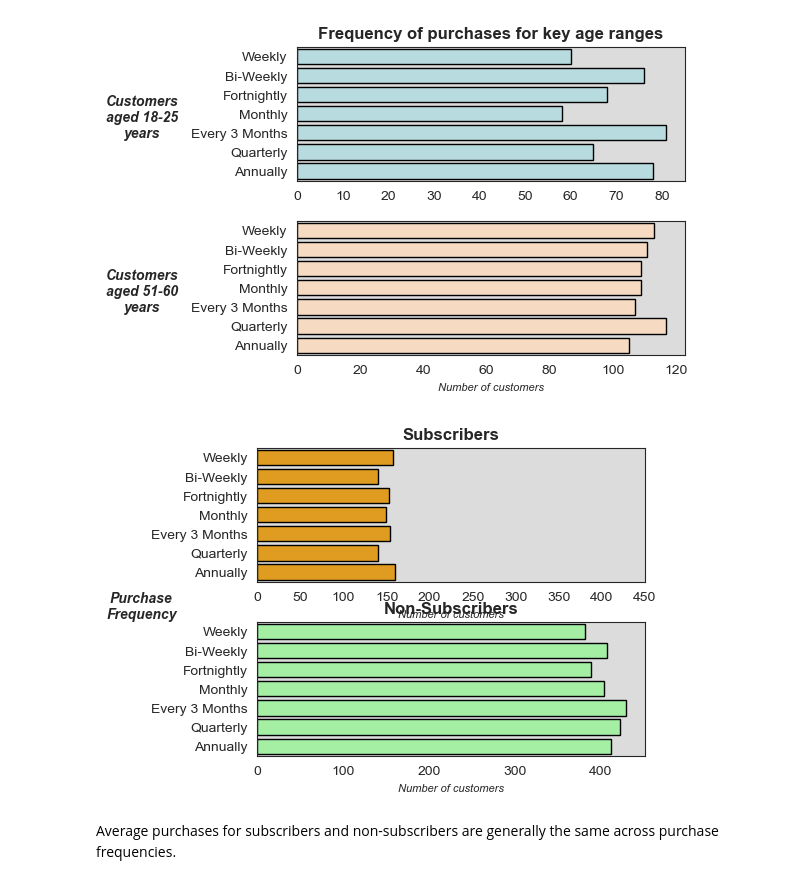
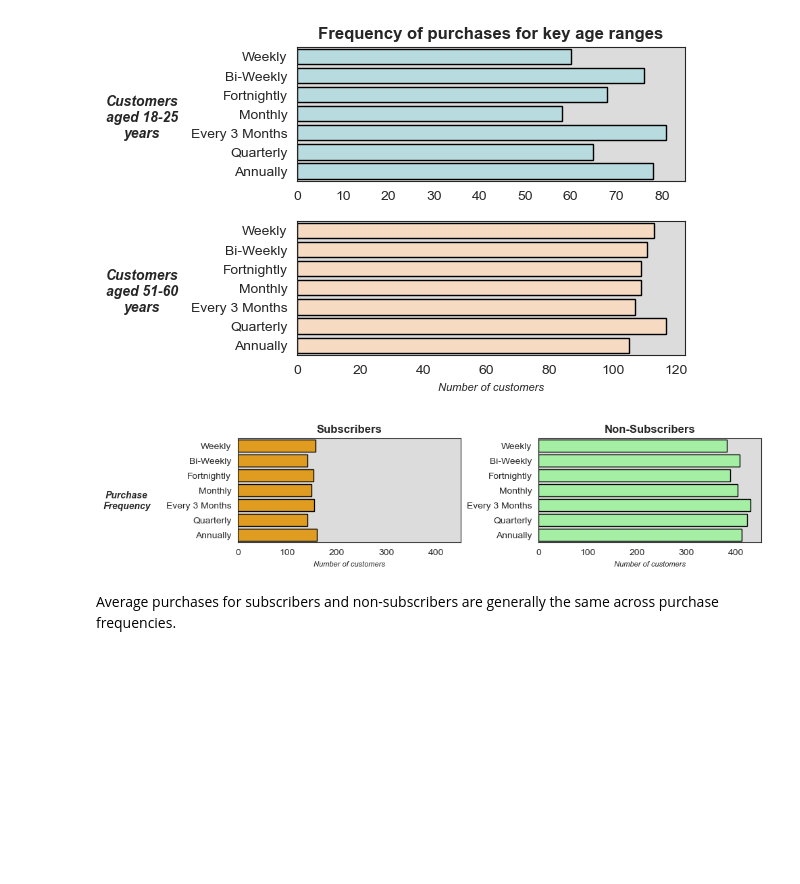
Before and after one commit to molly777yllom/DataDive3_DATA3500, a Jupyter notebook: shopping_trends.ipynb, the cells around one changed output. Saved outputs shown, nothing was run; the diff lists cells and outputs as text; code cells hidden in the pictures; blank space fills up the shorter version.

```diff
--- a/shopping_trends.ipynb
+++ b/shopping_trends.ipynb
@@ -1223,60 +1199,48 @@ plt.show()
 [figure]
 # %%
 # plotting purchase frequency of subscribers vs non-subscribers:
+f, ax = plt.subplots(2, 1, figsize=(5, 4))  # set up figure, styles
+plt.subplots_adjust(hspace=0.3, wspace=0.35)
 
-subs = shopping.query("`Subscription Status` == 'Yes'")
-not_subs = shopping.query("`Subscription Status` == 'No'")
-
-sub_order = ['Weekly', 'Bi-Weekly', 'Fortnightly', 'Monthly', 'Every 3 Months', 'Quarterly', 'Annually']
-
-f, ax = plt.subplots(2, 1, figsize=(5, 4))
-plt.subplots_adjust(hspace=0.3, wspace=0.35)
-sns.set_style('white')
+# set up subplot for 18-25 age range
 sns.countplot(y="Frequency of Purchases", data=youngest, color='powderblue', edgecolor='black', order=sub_order, ax=ax[0])
-ax[0].set_title('Frequency of purchases for key age ranges', fontsize=12, weight='bold')
-ax[0].set_xlabel('', style='italic', size=8)
+ax[0].set_title('Frequency of purchases for key age ranges', fontsize=12, weight='bold')  # overall plot title
+ax[0].set_xlabel('')  # make x-axis label dissapear
 ax[0].set_ylabel('Customers\naged 18-25\nyears', weight='bold', style='italic', size=10, rotation=0)  # customize the y-axis label
 ax[0].get_yaxis().set_label_coords(-0.4,0.3)  # Adjust y-axis label position
-ax[0].set_facecolor('gainsboro')
+ax[0].set_facecolor('gainsboro')  # set a background color
 
-
+# set up subplot for 51-60 age range
 sns.countplot(y="Frequency of Purchases", data=second_highest_range, color='peachpuff', edgecolor='black', order=sub_order, ax=ax[1])
-ax[1].set_title('', fontsize=12, weight='bold')
-ax[1].set_xlabel('Number of customers', style='italic', size=8)
+ax[1].set_title('')  # make 51-60 subplot title dissapear
+ax[1].set_xlabel('Number of customers', style='italic', size=8)  # customize x-axis label
 ax[1].set_ylabel('Customers\naged 51-60\nyears', weight='bold', style='italic', size=10, rotation=0)  # customize the y-axis label
 ax[1].get_yaxis().set_label_coords(-0.4,0.3)  # Adjust y-axis label position
-ax[1].set_facecolor('gainsboro')
-plt.show()
+ax[1].set_facecolor('gainsboro')  # set a background color
+plt.show()  # show the plots
 # %% [output]
 [figure]
 # %%
 # plotting purchase frequency of subscribers vs non-subscribers:
-
-subs = shopping.query("`Subscription Status` == 'Yes'")
-not_subs = shopping.query("`Subscription Status` == 'No'")
-
-sub_order = ['Weekly', 'Bi-Weekly', 'Fortnightly', 'Monthly', 'Every 3 Months', 'Quarterly', 'Annually']
-
-f, ax = plt.subplots(2, 1, figsize=(5, 4))
+f, ax = plt.subplots(1, 2, figsize=(10, 2))
 plt.subplots_adjust(hspace=0.3, wspace=0.35)
 sns.set_style('white')
 sns.countplot(y="Frequency of Purchases", data=subs, color='orange', edgecolor='black', order=sub_order, ax=ax[0])
 ax[0].set_title('Subscribers', fontsize=12, weight='bold')
 ax[0].set_xlabel('Number of customers', style='italic', size=8)
 ax[0].set_ylabel('Purchase\nFrequency', weight='bold', style='italic', size=10, rotation=0)  # customize the y-axis label
-ax[0].get_yaxis().set_label_coords(-0.3,-0.3)  # Adjust y-axis label position
+ax[0].get_yaxis().set_label_coords(-0.5,0.3)  # Adjust y-axis label position
 ax[0].set_facecolor('gainsboro')
 ax[0].set_xlim(0, 450)
-
 
 sns.countplot(y="Frequency of Purchases", data=not_subs, color='palegreen', edgecolor='black', order=sub_order, ax=ax[1])
 ax[1].set_title('Non-Subscribers', fontsize=12, weight='bold')
 ax[1].set_xlabel('Number of customers', style='italic', size=8)
 ax[1].set_ylabel('', weight='bold', style='italic', size=12)
 ax[1].set_facecolor('gainsboro')
 plt.show()
 # %% [output]
-[figure, old version]
+[figure, new version]
 # %% [markdown]
 Average purchases for subscribers and non-subscribers are generally the same across purchase frequencies.
 # %%
```
Also changed, not shown: parts of 28 cells of this notebook.
